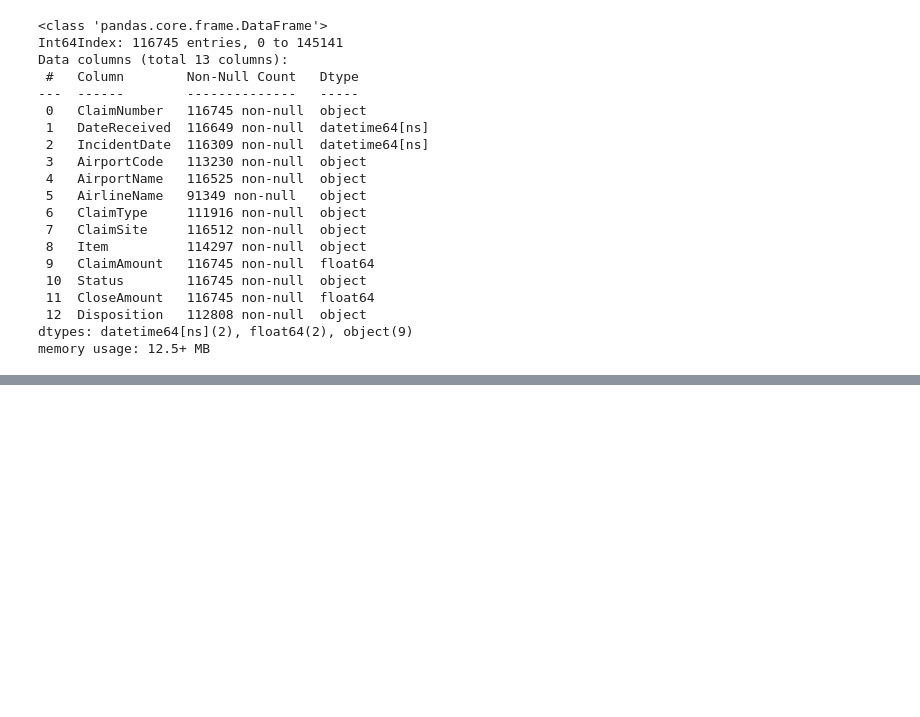
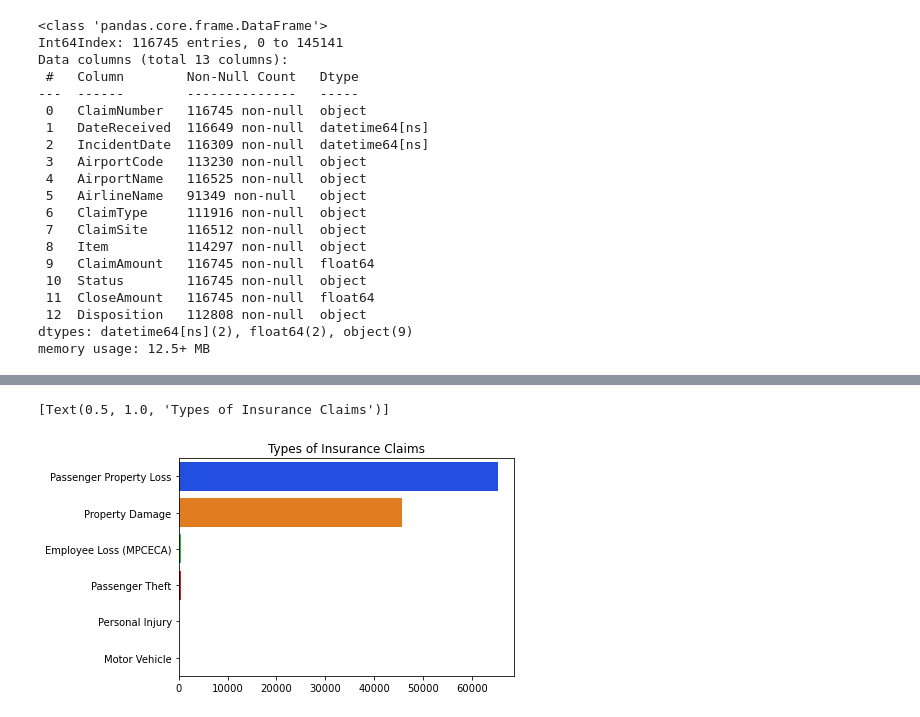
Before and after one commit to TJ-Mothokho/DataAnaylsis_Practical-Assessments, a Jupyter notebook: Airport_Case_Study-Practical_Assessment/AirportCaseStudy.ipynb, the cells around one changed output, grey strips where cells are left out. Saved outputs shown, nothing was run; the diff lists cells and outputs as text; code cells hidden in the pictures; blank space fills up the shorter version.

```diff
--- a/Airport_Case_Study-Practical_Assessment/AirportCaseStudy.ipynb
+++ b/Airport_Case_Study-Practical_Assessment/AirportCaseStudy.ipynb
@@ -217,0 +239,10 @@ memory usage: 12.5+ MB
+# %%
+claim_type = claims['ClaimType'].value_counts(dropna=True)
+
+#plotting a barplot
+ax = sns.barplot(y=claim_type.index, x=claim_type.values, palette='bright')
+
+ax.set(title = 'Types of Insurance Claims')
+# %% [output]
+[Text(0.5, 1.0, 'Types of Insurance Claims')]
+[figure, added]
```
Also changed, not shown: parts of 4 cells of this notebook.
